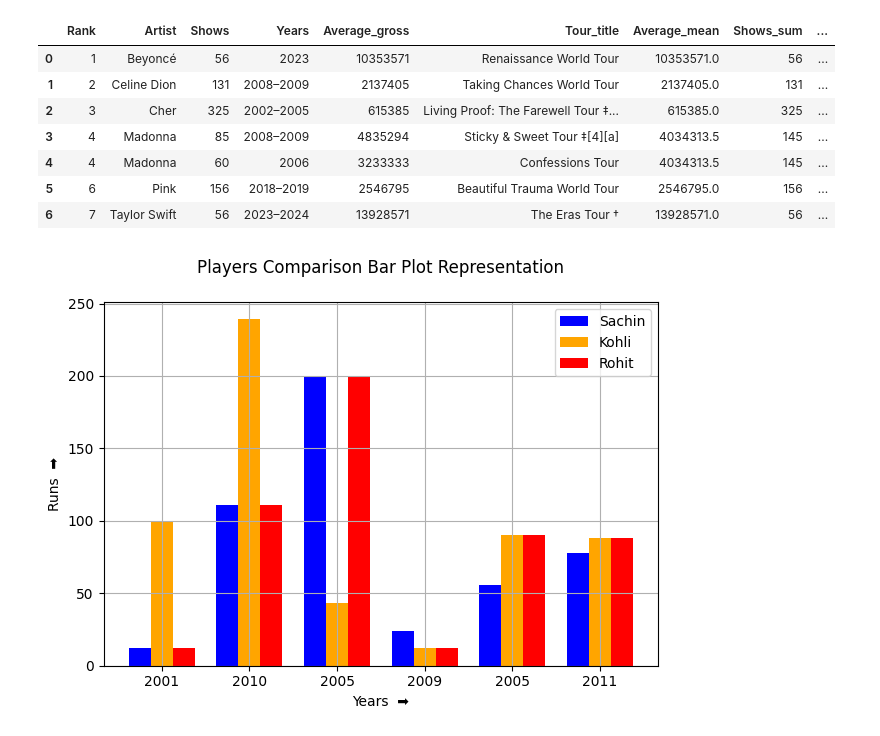
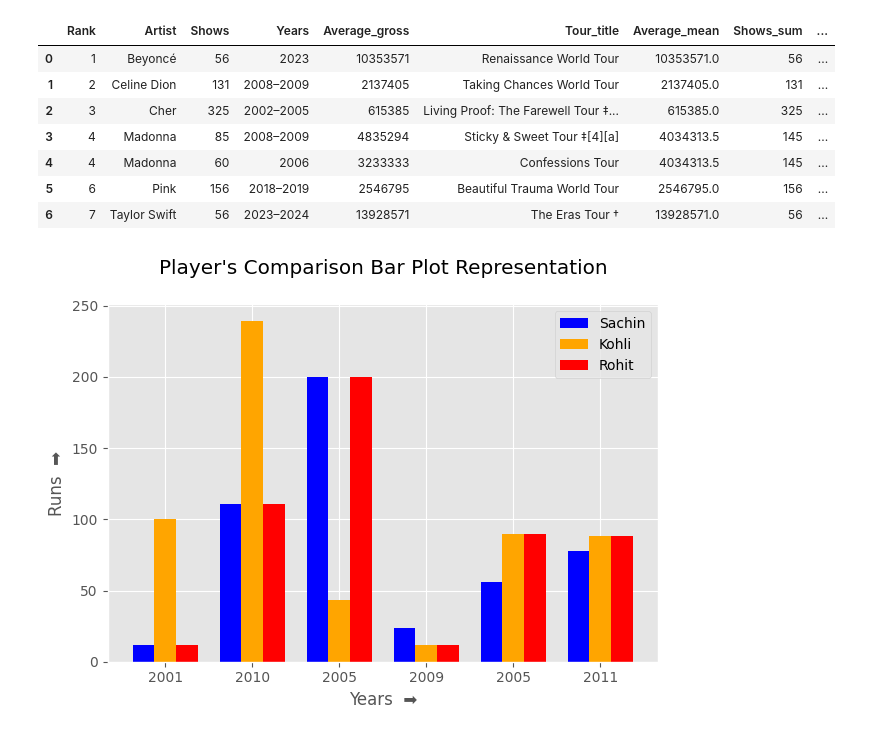
Before and after one commit to mohitmishra8921/Datascience, a Jupyter notebook: kaggle.ipynb, the cells around one changed output. Cells and saved outputs as stored; diff of their text form; code cells hidden in the pictures.

Commit message:
plotting data

```diff
--- a/kaggle.ipynb
+++ b/kaggle.ipynb
@@ -449,26 +449,27 @@ df13.to_csv("Singers.csv",index=False)
 # %%
 # present data using matplotlib
 import matplotlib.pyplot as plt
 import numpy as np
 
 years = [2001,2010,2005,2009,2005,2011]
 Sachin = [12,111,200,24,56,78]
 Kohli = [100,239,43,12,90,88]
 Rohit = [12,111,200,12,90,88]
 
 x = np.arange(len(years))
 width = 0.25
 
 plt.bar(x-width,Sachin,width=width,color="blue",label="Sachin")
 plt.bar(x,Kohli,width=width,color="orange",label="Kohli")
 plt.bar(x+width,Rohit,width=width,color="red",label="Rohit")
 plt.legend()
 plt.xticks(x,years)
 plt.grid(True)
-plt.title("Players Comparison Bar Plot Representation\n")
+plt.title("Player's Comparison Bar Plot Representation\n")
 plt.xlabel("Years  ➡️")
 plt.ylabel("Runs  ➡️")
 plt.tight_layout()
-plt.style.available
+plt.style.use('petroff10')
+#plt.style.available
 # %% [output]
-[figure, old version]
+[figure, new version]
```
Also changed, not shown: 1 other file.
